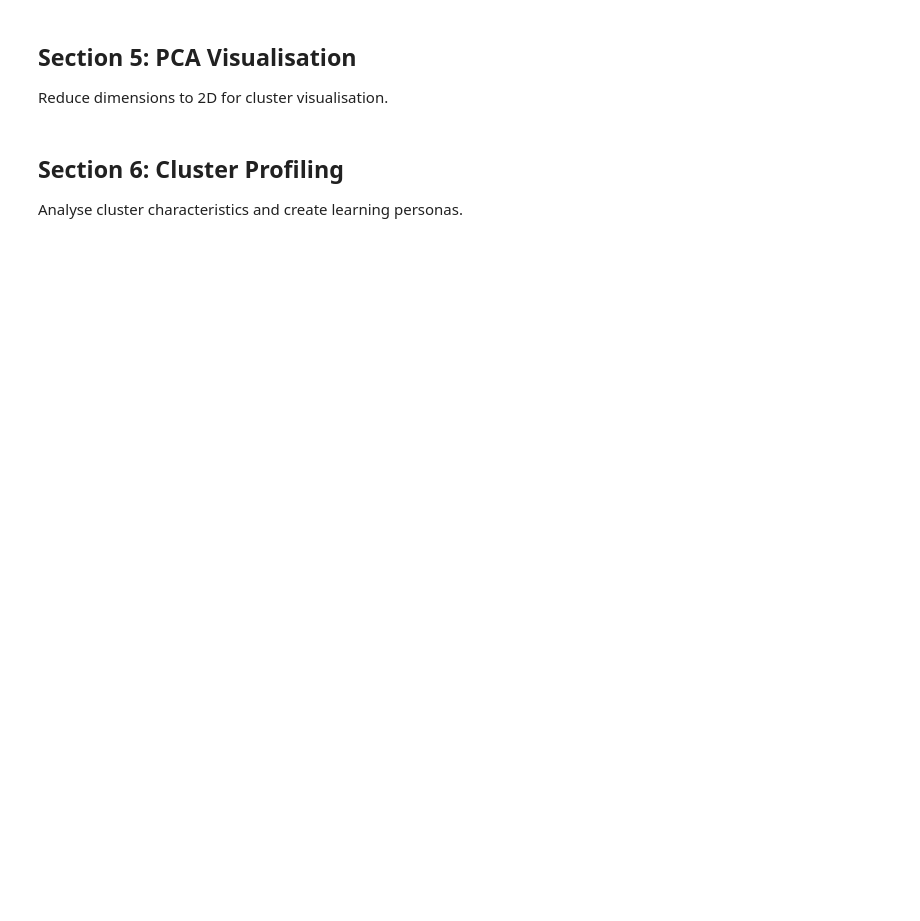
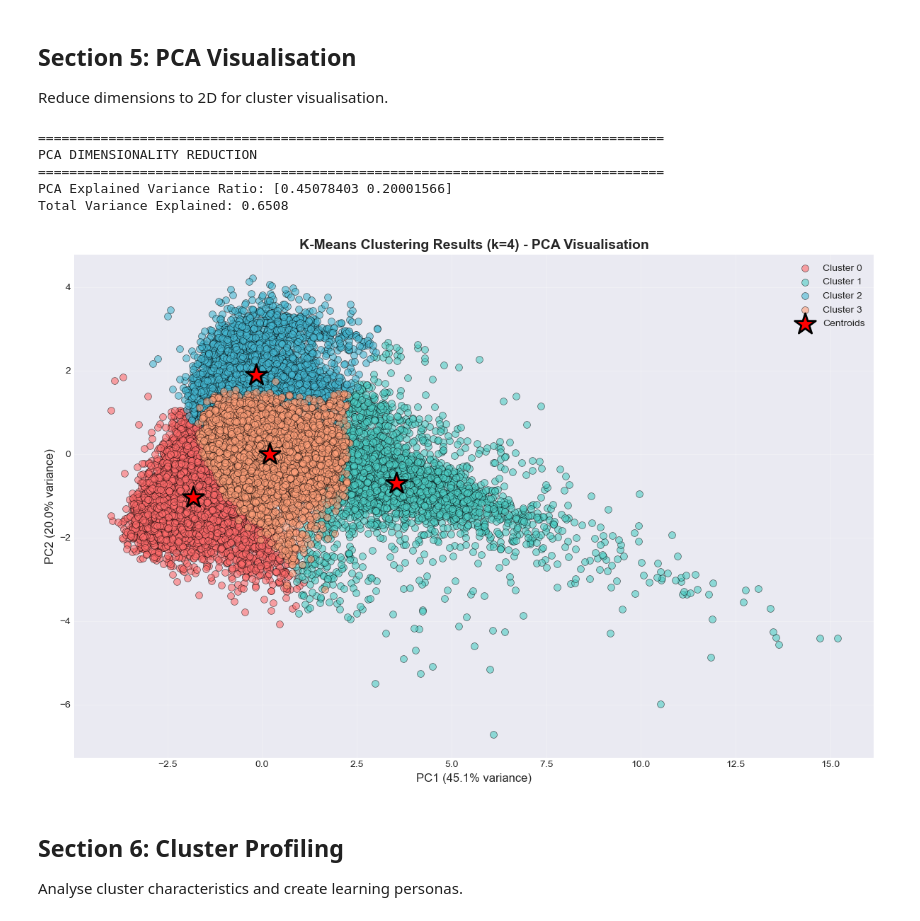
Before and after one commit to jaifm/msc-FAIDM-Assessment-1, a Jupyter notebook: 1_Notebooks/03_Clustering_Models.ipynb, the cells around one changed output. Cells and saved outputs as stored; diff of their text form; code cells hidden in the pictures; blank space fills up the shorter version.

```diff
--- a/1_Notebooks/03_Clustering_Models.ipynb
+++ b/1_Notebooks/03_Clustering_Models.ipynb
@@ -171,34 +239,43 @@ centroids_pca = pca.transform(kmeans_final.cluster_centers_)
 # Create scatter plot
 plt.figure(figsize=(12, 8))
 
-colours = ['#FF6B6B', '#4ECDC4', '#45B7D1', '#FFA07A', '#98D8C8']
+colours = ['#FF6B6B', '#4ECDC4', '#45B7D1', '#FFA07A', '#98D8C8', '#F7DC6F']
 for i in range(optimal_k):
     mask = cluster_labels == i
     plt.scatter(
         X_pca[mask, 0], X_pca[mask, 1],
         c=colours[i % len(colours)],
         label=f'Cluster {i}',
         alpha=0.6,
         s=50,
         edgecolors='black',
         linewidth=0.5
     )
 
 plt.scatter(
     centroids_pca[:, 0], centroids_pca[:, 1],
     c='red', marker='*', s=500,
     label='Centroids',
     edgecolors='black',
     linewidth=2
 )
 
+colours_for_legend = ['#FF6B6B', '#4ECDC4', '#45B7D1', '#FFA07A', '#98D8C8', '#F7DC6F']
+
 plt.xlabel(f'PC1 ({pca.explained_variance_ratio_[0]:.1%} variance)', fontsize=12)
 plt.ylabel(f'PC2 ({pca.explained_variance_ratio_[1]:.1%} variance)', fontsize=12)
 plt.title(f'K-Means Clustering Results (k={optimal_k}) - PCA Visualisation', fontsize=14, fontweight='bold')
 plt.legend(loc='best', fontsize=10)
 plt.grid(True, alpha=0.3)
 plt.tight_layout()
 plt.show()
+# %% [output]
+================================================================================
+PCA DIMENSIONALITY REDUCTION
+================================================================================
+PCA Explained Variance Ratio: [0.45078403 0.20001566]
+Total Variance Explained: 0.6508
+[figure, added]
 # %% [markdown]
 ## Section 6: Cluster Profiling
 
```
Also changed, not shown: parts of 6 cells of this notebook, 6 other files.
